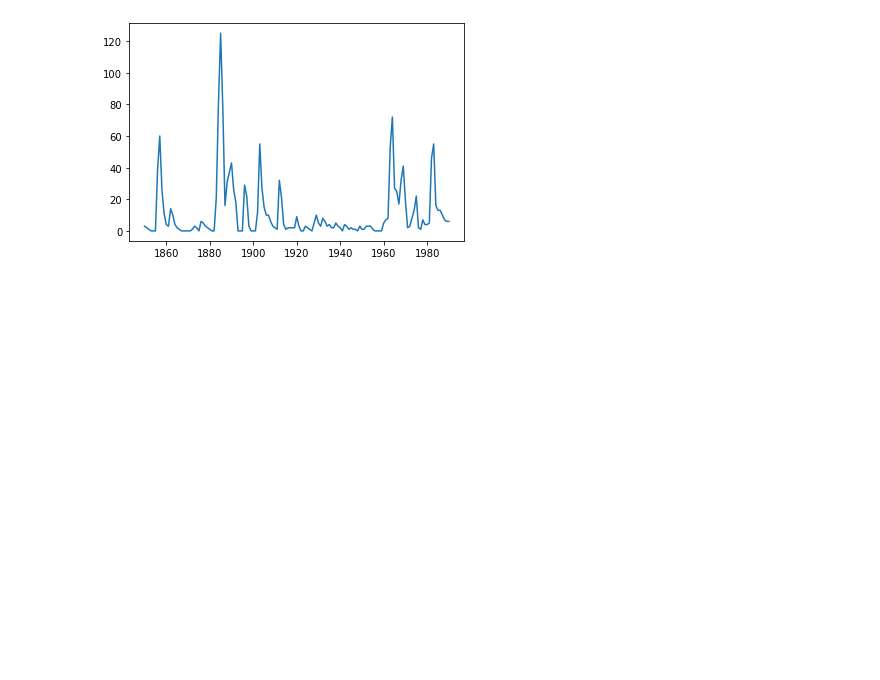
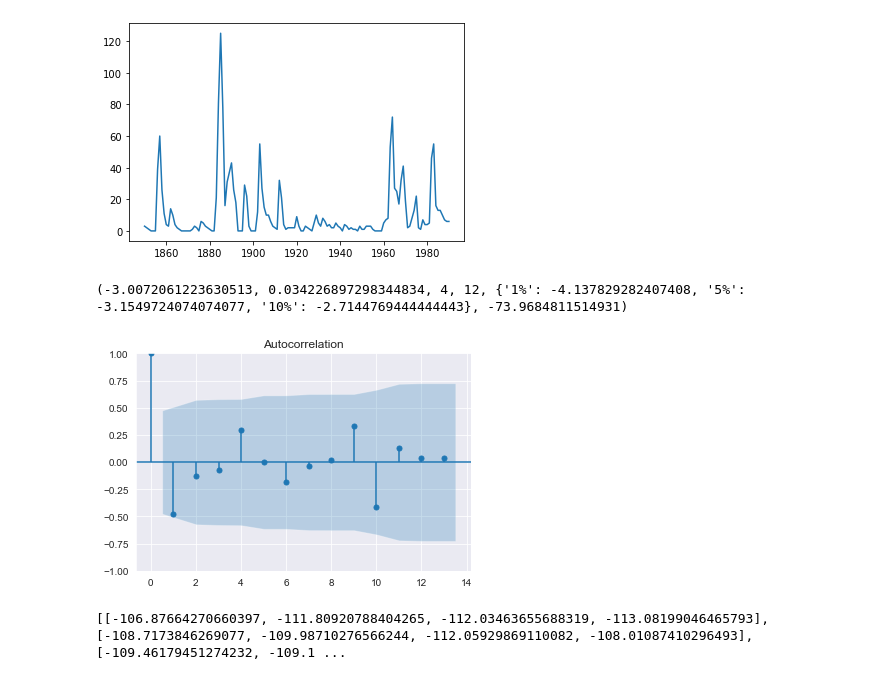
Before and after one commit to Kingsterrck/learnDatSci, a Jupyter notebook: HiMCM2022/aerosol.ipynb, the cells around one changed output. Saved outputs shown, nothing was run; the diff lists cells and outputs as text; code cells hidden in the pictures; blank space fills up the shorter version.

Commit message:
finished modeling

```diff
--- a/HiMCM2022/aerosol.ipynb
+++ b/HiMCM2022/aerosol.ipynb
@@ -8,3 +8,37 @@ plt.plot(data["Year"],data["sol"])
 plt.show()
 # %% [output]
 [figure]
+# %%
+import pandas as pd
+import numpy as np
+from statsmodels.tsa.stattools import adfuller as ADF
+from statsmodels.graphics.tsaplots import plot_acf
+
+data = pd.read_csv("aerosol2.csv")
+data = np.diff(data["AOD"],1)
+plot_acf(data).show()
+print(ADF(data))
+# %% [output]
+(-3.0072061223630513, 0.034226897298344834, 4, 12, {'1%': -4.137829282407408, '5%': -3.1549724074074077, '10%': -2.7144769444444443}, -73.9684811514931)
+[figure, added]
+# %%
+# BIC TEST TRAVERSAL
+
+from statsmodels.tsa.arima.model import ARIMA
+import pandas as pd
+
+data = pd.read_csv("aerosol2.csv")
+
+bic_matrix = []
+for p in range(4):
+    temp = []
+    for q in range(4):
+        try:
+            temp.append(ARIMA(data["AOD"],order=(p,1,q)).fit().aic)
+        except:
+            temp.append(None)
+    bic_matrix.append(temp)
+
+print(bic_matrix)
+# %% [output]
+[[-106.87664270660397, -111.80920788404265, -112.03463655688319, -113.08199046465793], [-108.7173846269077, -109.98710276566244, -112.05929869110082, -108.01087410296493], [-109.46179451274232, -109.1 ...
```
Also changed, not shown: parts of 1 cell of this notebook, 19 other files.
